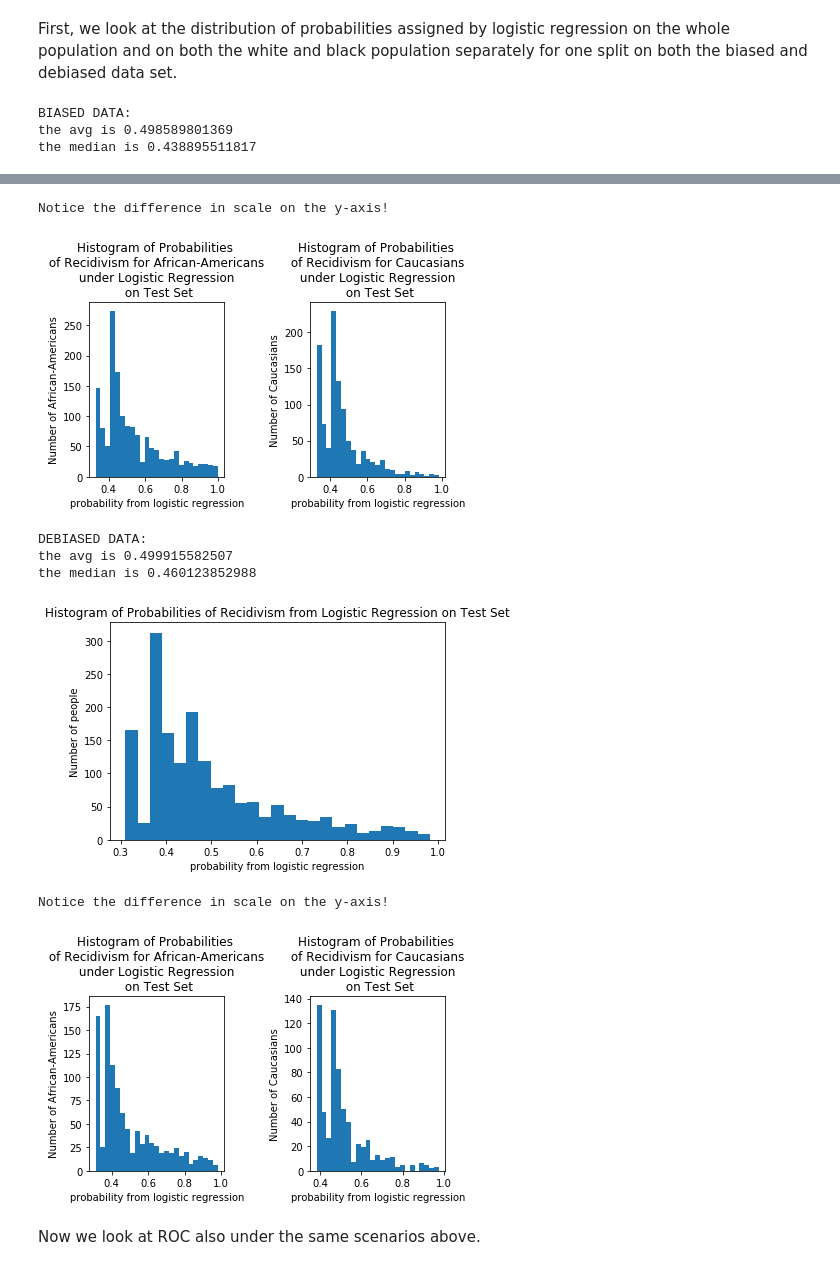
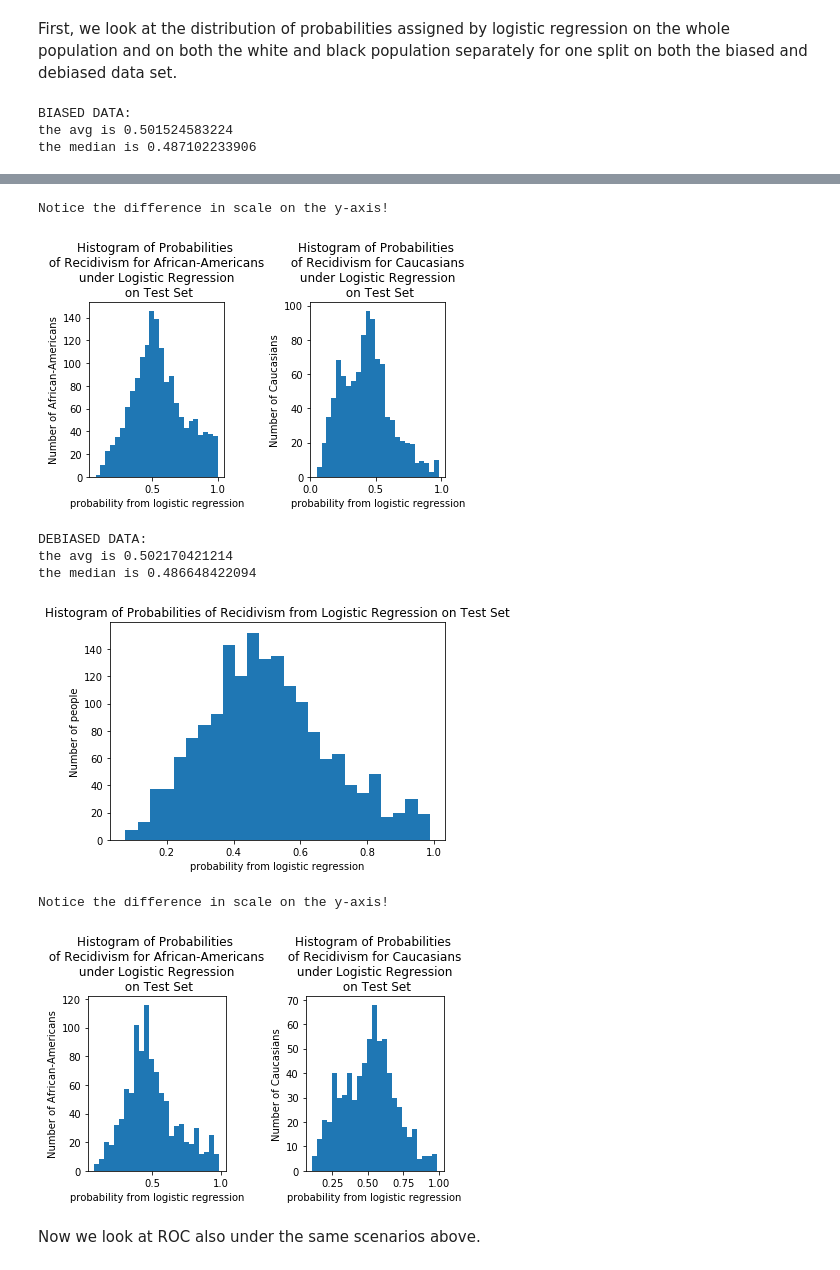
Before and after one commit to Amandarg/debias, a Jupyter notebook: COMPAS_debias_experiments.ipynb, the cells around one changed output, grey strips where cells are left out. Cells and saved outputs as stored; diff of their text form; code cells hidden in the pictures.

```diff
--- a/COMPAS_debias_experiments.ipynb
+++ b/COMPAS_debias_experiments.ipynb
@@ -28,10 +28,10 @@ allowed_factors = [
  #'compas_screening_date',
  #'sex',
  #'dob',
- #'age',
  #'age_cat',
  'race',
  'decile_score', #COMPAS score
+ 'age',
  'juv_fel_count',
  'juv_misd_count',
  'juv_other_count',
@@ -135,32 +136,32 @@ the dimensions of final_data are (5278, 12)
   <li>A test set to measure false positive rates, false negative rates, etc.</li>
 </ol>
 # %%
-def shuffle_and_split_data(final_data, debias_train_size, standard_training_set_percentage):
+def shuffle_and_split_data(allowed_factors, final_data, debias_train_size, standard_training_set_percentage):
     # shuffle data
     final_data = final_data.sample(frac=1).reset_index(drop=True)
 
     # get data
     # Y contains 'is_recid','r_charge_degree','is_violent_recid','vr_charge_degree',
-    Y = final_data[allowed_factors].values[:, 7:11]
+    Y = final_data[allowed_factors].values[:, 8:12]
 
     # X contains 'juv_fel_count', 'juv_misd_count', 'juv_other_count', 'priors_count','c_charge_degree',
-    X = final_data[allowed_factors].values[:, 2:7]
+    X = final_data[allowed_factors].values[:, 2:8]
 
     #contains compas scores ranging from 1-10
     compas = final_data[allowed_factors].values[:, 1]
     race = final_data[allowed_factors].values[:, 0]
 
     #contains low, medium, high risk from compas scores
-    score_text = final_data[allowed_factors].values[:, 11]
+    score_text = final_data[allowed_factors].values[:, 12]
 
     # change Misdemeanor/Felony to 0/1
     keys = {}
     value = 0;
-    for t,i in enumerate(X[:,4]):
+    for t,i in enumerate(X[:,5]):
         if i not in keys:
             keys[i] = value
             value +=1
-        X[t, 4] = keys[i]
+        X[t, 5] = keys[i]
 
     #split data into debias train; train; test
     train_size = math.floor((X.shape[0] - debias_train_size)*standard_training_set_percentage)
@@ -400,7 +401,7 @@ def get_A_hat(race_dummy_train, X_train_centered, fit_intercept):
 # %% [markdown]
 First, we look at the distribution of probabilities assigned by logistic regression on the whole population and on both the white and black population separately for one split on both the biased and debiased data set.
 # %%
-X_debias_train, Y_debias_train, race_debias_train, X_train, Y_train, race_train, X_test, Y_test, compas_test, race_test = shuffle_and_split_data(final_data,1000, .6)
+X_debias_train, Y_debias_train, race_debias_train, X_train, Y_train, race_train, X_test, Y_test, compas_test, race_test = shuffle_and_split_data(allowed_factors,final_data,1000, .6)
 w,b = fit_logistic_regression(X_train, Y_train)
 print('BIASED DATA:')
 logistic_histogram(X_train, race_train, w,b)
@@ -423,5 +424,5 @@ w, b = fit_logistic_regression(X_post_debias_train, Y_train)
 logistic_histogram(X_post_debias_test, race_test, w, b)
 # %% [output]
 BIASED DATA:
-the avg is 0.498589801369
-the median is 0.438895511817
+the avg is 0.501524583224
+the median is 0.487102233906
@@ -429,11 +430,11 @@ the median is 0.438895511817
 Notice the difference in scale on the y-axis!
-[figure, old version]
+[figure, new version]
 DEBIASED DATA:
-the avg is 0.499915582507
-the median is 0.460123852988
+the avg is 0.502170421214
+the median is 0.486648422094
-[figure, old version]
+[figure, new version]
 Notice the difference in scale on the y-axis!
-[figure, old version]
+[figure, new version]
 # %% [markdown]
 Now we look at ROC also under the same scenarios above.
 # %%
```
Also changed, not shown: parts of 6 cells of this notebook.
